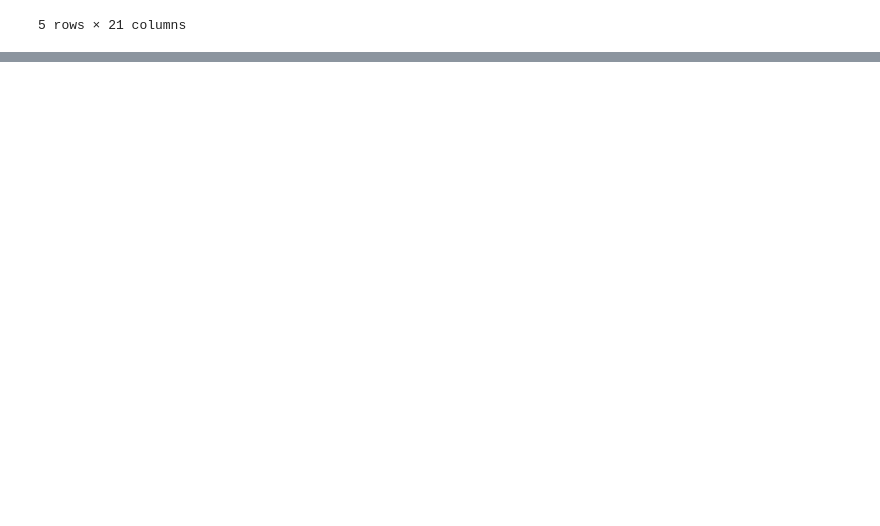
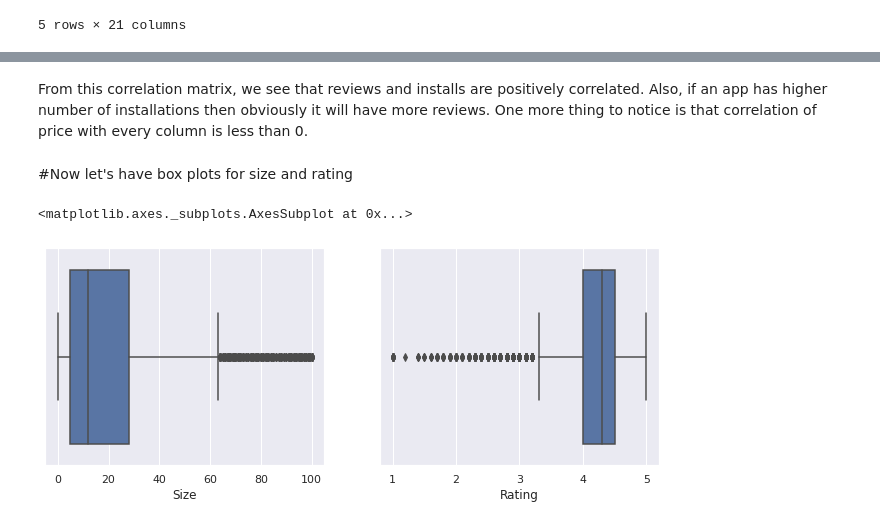
Before and after one commit to rahultj333/RJ--Capstone-Project--Play-Store-App-Analysis-, a Jupyter notebook: RAHUL_J_Play_Store_App_Review_Analysis_Capstone_Project.ipynb, the cells around one changed output, grey strips where cells are left out. Saved outputs shown, nothing was run; the diff lists cells and outputs as text; code cells hidden in the pictures; blank space fills up the shorter version.

```diff
--- a/RAHUL_J_Play_Store_App_Review_Analysis_Capstone_Project.ipynb
+++ b/RAHUL_J_Play_Store_App_Review_Analysis_Capstone_Project.ipynb
@@ -476,0 +525,14 @@ merge_df.head()   # Checking the first few rows of the dataframe
+# %% [markdown]
+From this correlation matrix, we see that reviews and installs are positively correlated. Also, if an app has higher number of installations then obviously it will have more reviews. One more thing to notice is that correlation of price with every column is less than 0.
+# %% [markdown]
+#Now let's have box plots for size and rating
+# %%
+# plot the box plot of reviews, size, installs and price per rating
+
+sns.set(rc={'figure.figsize':(11,4)})
+fig, axes = plt.subplots(1,2)
+sns.boxplot(data=df2,x='Rating', ax=axes[1])
+sns.boxplot(data=df2[df2['Size']!='Varies with device'],x='Size', ax=axes[0])
+# %% [output]
+<matplotlib.axes._subplots.AxesSubplot at 0x...>
+[figure, added]
```
Also changed, not shown: parts of 52 cells of this notebook.
